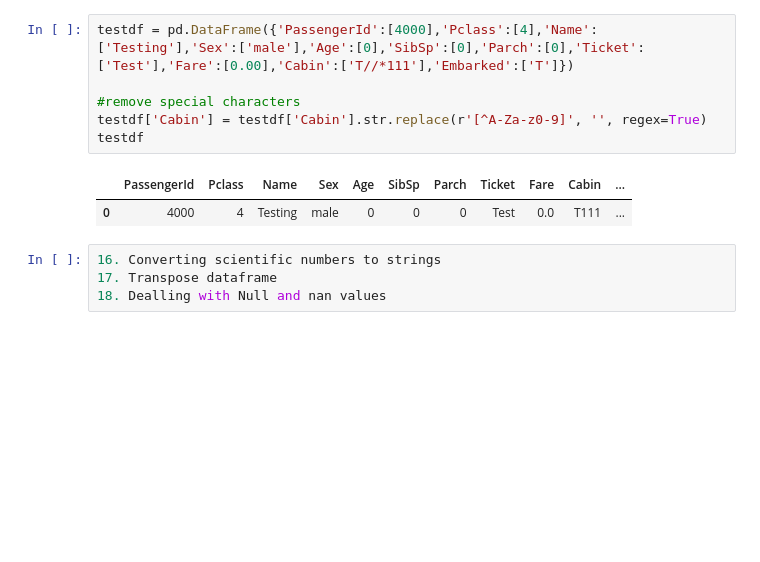
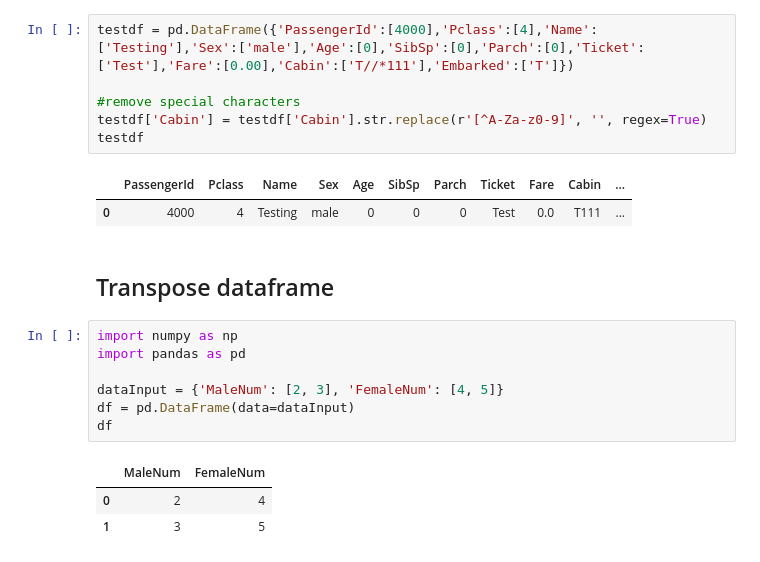
Before and after one commit to cjyi31/Basic-Python-Training, a Jupyter notebook: notebooks/02 Basic Data Cleaning and Manipulation (with Pandas Package).ipynb, the cells around one changed output. Cells and saved outputs as stored; diff of their text form; blank space fills up the shorter version.

Commit message:
Added transpose, dtypes, and some basic statistics

```diff
--- a/notebooks/02 Basic Data Cleaning and Manipulation (with Pandas Package).ipynb
+++ b/notebooks/02 Basic Data Cleaning and Manipulation (with Pandas Package).ipynb
@@ -366,7 +399,16 @@ testdf
 # %% [output]
 |  | PassengerId | Pclass | Name | Sex | Age | SibSp | Parch | Ticket | Fare | Cabin | ... |
 | 0 | 4000 | 4 | Testing | male | 0 | 0 | 0 | Test | 0.0 | T111 | ... |
-# %%
-16. Converting scientific numbers to strings
-17. Transpose dataframe
-18. Dealling with Null and nan values
+# %% [markdown]
+## Transpose dataframe
+# %%
+import numpy as np
+import pandas as pd
+
+dataInput = {'MaleNum': [2, 3], 'FemaleNum': [4, 5]}
+df = pd.DataFrame(data=dataInput)
+df
+# %% [output]
+|  | MaleNum | FemaleNum |
+| 0 | 2 | 4 |
+| 1 | 3 | 5 |
```
Also changed, not shown: parts of 19 cells of this notebook.
